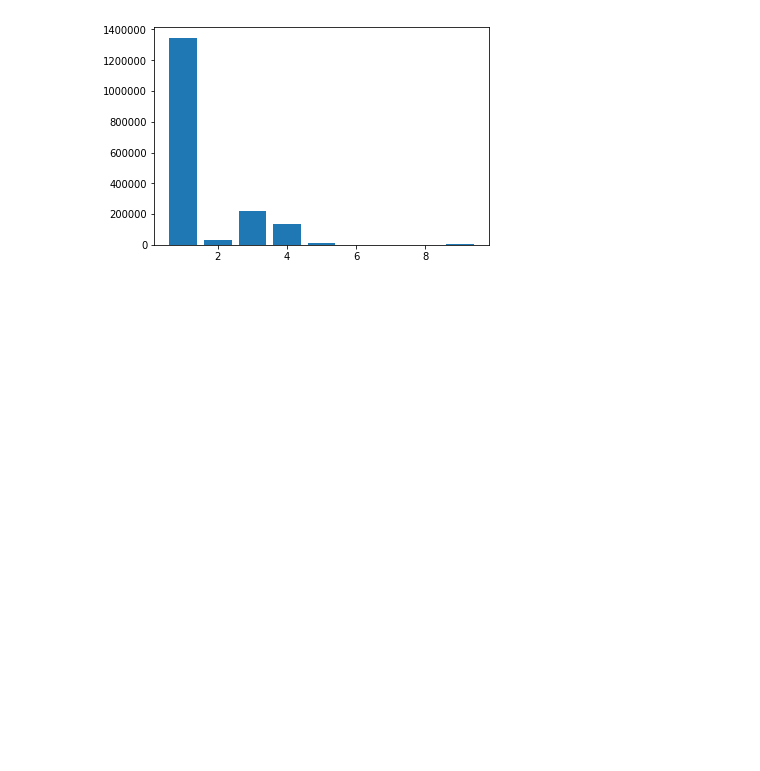
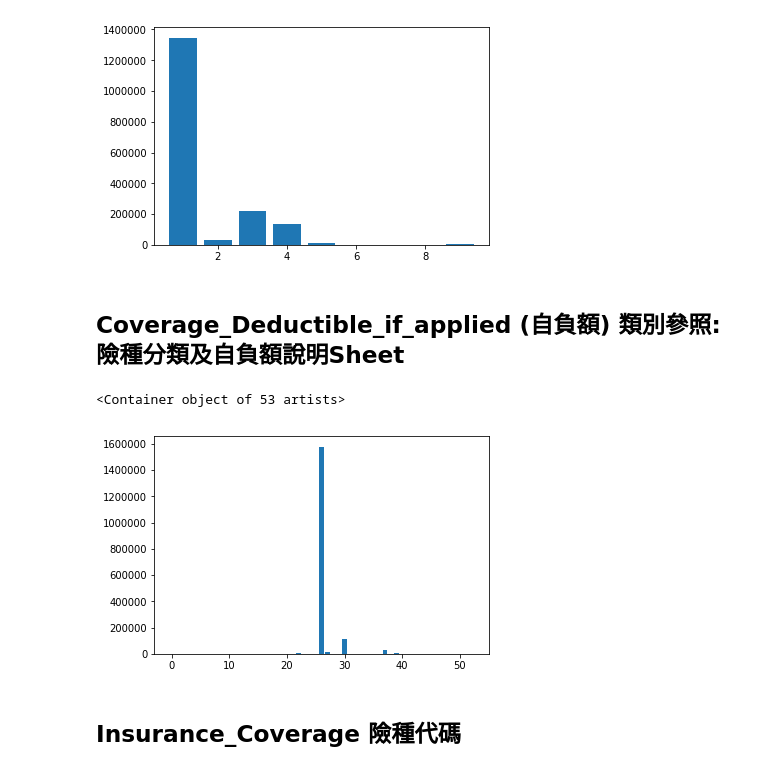
Before and after one commit to taipingeric/tbddd, a Jupyter notebook: EDA.ipynb, the cells around one changed output. Drawn from its saved outputs; the diff is of its cells as text; code cells hidden in the pictures; blank space fills up the shorter version.

```diff
--- a/EDA.ipynb
+++ b/EDA.ipynb
@@ -1,10 +1,12 @@
 # %%
 import pandas as pd
 import numpy as np
+import matplotlib
 import matplotlib.pyplot as plt
 import math
 import numpy as np
 %matplotlib inline
+plt.rcParams['font.family']=['']
 # %%
 df_policy_raw = pd.read_csv('../Tbrain_Insurance/policy_claim/policy_0702.csv')
 df_claim_raw = pd.read_csv('../Tbrain_Insurance/policy_claim/claim_0702.csv')
@@ -129,3 +132,73 @@ plt.bar(sorted(df_car['car_types'].unique()), df_car['car_types'].value_counts()
 # %% [output]
 <Container object of 6 artists>
 [figure]
+# %% [markdown]
+## Coverage_Deductible_if_applied (自負額) 類別參照:險種分類及自負額說明Sheet
+# %%
+# Coverage_Deductible_if_applied(自負額) value counts
+
+# 0   : 90.25%
+# 10  : 6.4%
+# 100 : 1.77%
+# ...
+# ==
+# -100000          2
+# -50000           2
+# -35000           1
+# -30000           5
+# -22455          19
+# -20000          22
+# -15000           6
+# -12455          30
+# -10000          14
+# -8000            3
+# -5000           12
+# -3000            9
+# -255            26
+# -224             1
+# -155           136
+# -124             7
+# -100          1321
+# -70              4
+# -50              4
+# -40             18
+# -24              1
+# -20             45
+# -10           3760
+# -3               1
+# -2              98
+# -1             596
+#  0         1577591  90.25%
+#  1           12463
+#  2            1554
+#  3              13
+#  10         112069
+#  20           1115
+#  24             25
+#  40            233
+#  48              9
+#  50             81
+#  70             67
+#  100         30873
+#  124           232
+#  155          2487
+#  255           192
+#  3000          276
+#  5000          318
+#  7510            7
+#  8000           54
+#  10000         384
+#  12455         939
+#  15000         304
+#  20000         204
+#  22455          78
+#  30000         216
+#  50000          12
+#  100000          3
+Coverage_Deductible_if_applied_value_counts = df_policy['Coverage_Deductible_if_applied'].value_counts().sort_index()
+plt.bar(np.arange(len(Coverage_Deductible_if_applied_value_counts)), Coverage_Deductible_if_applied_value_counts.values)
+# %% [output]
+<Container object of 53 artists>
+[figure, added]
+# %% [markdown]
+## Insurance_Coverage 險種代碼
```
Also changed, not shown: parts of 9 cells of this notebook.
